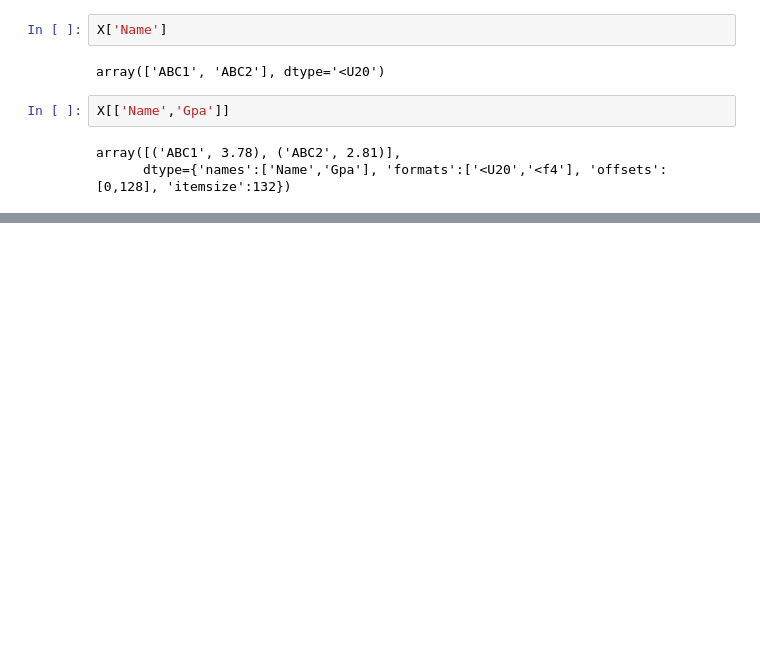
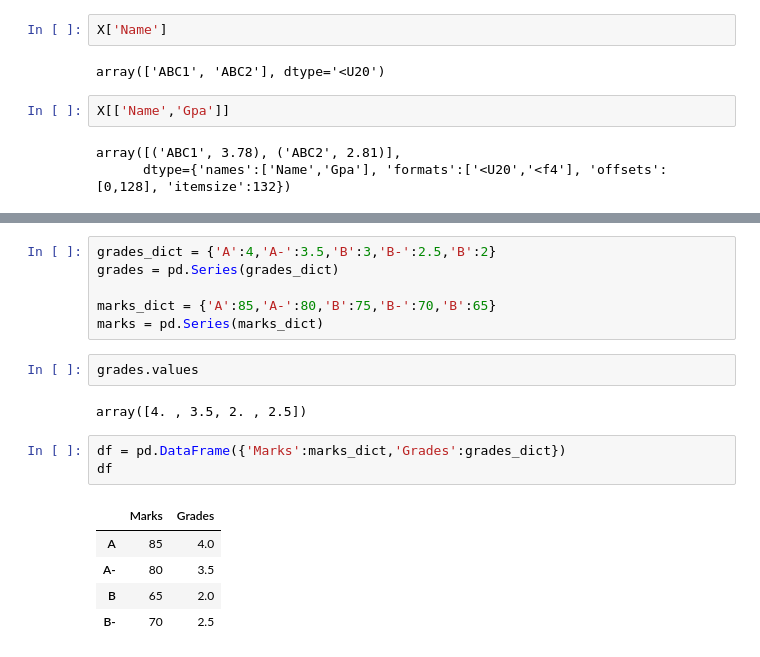
Before and after one commit to andvsilva/data_science_journey, a Jupyter notebook: course_ds/notebooks/analysis_numpy_images.ipynb, the cells around one changed output, grey strips where cells are left out. Drawn from its saved outputs; the diff is of its cells as text; blank space fills up the shorter version.

```diff
--- a/course_ds/notebooks/analysis_numpy_images.ipynb
+++ b/course_ds/notebooks/analysis_numpy_images.ipynb
@@ -229,0 +251,19 @@ array([('ABC1', 3.78), ('ABC2', 2.81)],
+# %%
+grades_dict = {'A':4,'A-':3.5,'B':3,'B-':2.5,'B':2}
+grades = pd.Series(grades_dict)
+
+marks_dict = {'A':85,'A-':80,'B':75,'B-':70,'B':65}
+marks = pd.Series(marks_dict)
+# %%
+grades.values
+# %% [output]
+array([4. , 3.5, 2. , 2.5])
+# %%
+df = pd.DataFrame({'Marks':marks_dict,'Grades':grades_dict})
+df
+# %% [output]
+|  | Marks | Grades |
+| A | 85 | 4.0 |
+| A- | 80 | 3.5 |
+| B | 65 | 2.0 |
+| B- | 70 | 2.5 |
```
Also changed, not shown: parts of 18 cells of this notebook, 2 other files.
